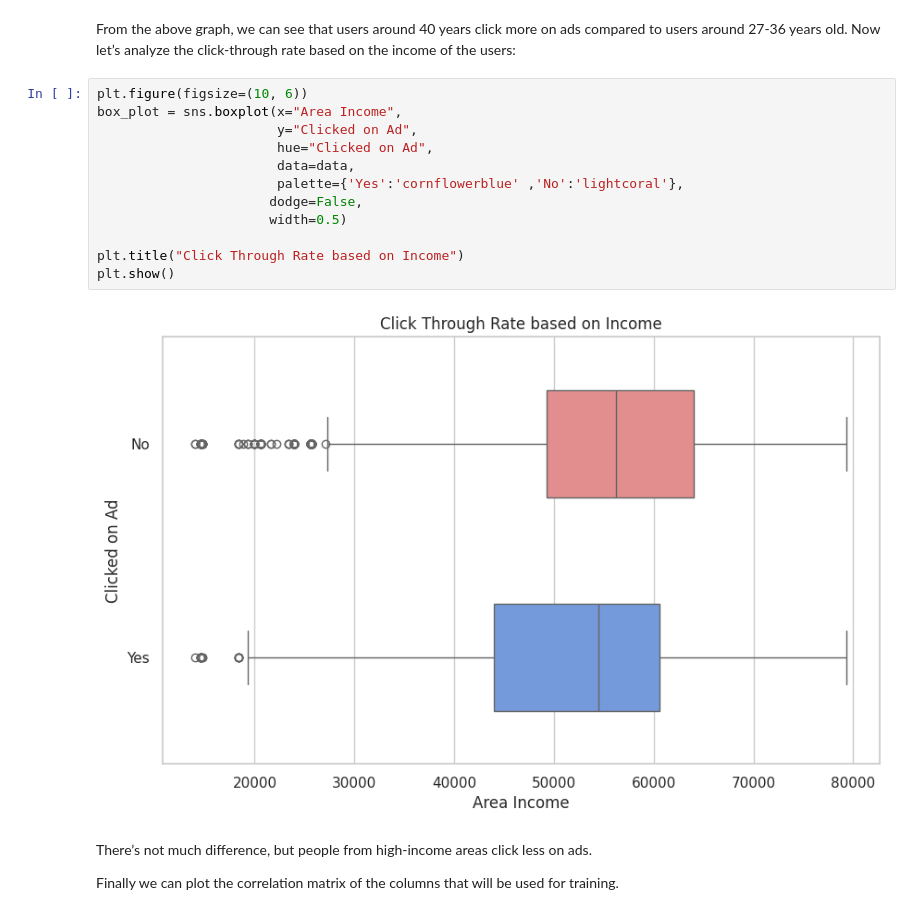
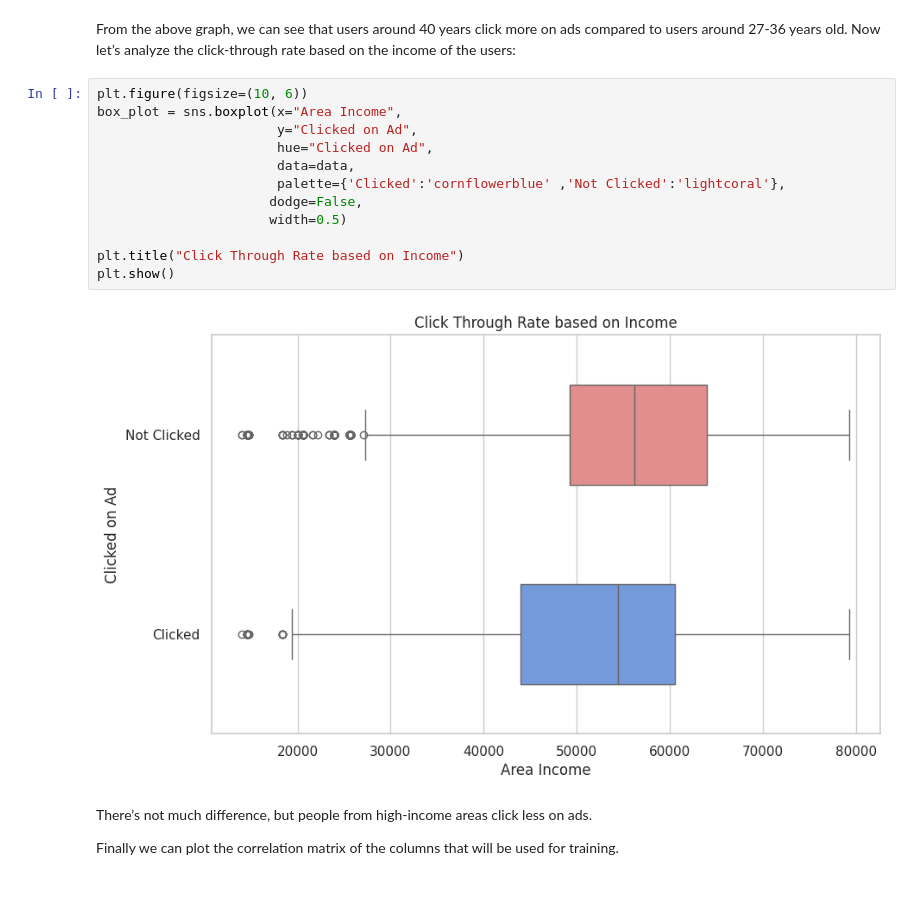
Before and after one commit to JesusRamosCognizant/Project-II, a Jupyter notebook: AdsCTR.ipynb, the cells around one changed output. Cells and saved outputs as stored; diff of their text form.

```diff
--- a/AdsCTR.ipynb
+++ b/AdsCTR.ipynb
@@ -227,17 +232,17 @@ From the above graph, we can see that users around 40 years click more on ads co
 # %%
 plt.figure(figsize=(10, 6))
 box_plot = sns.boxplot(x="Area Income",
                        y="Clicked on Ad",
                        hue="Clicked on Ad",
                        data=data,
-                       palette={'Yes':'cornflowerblue' ,'No':'lightcoral'},
+                       palette={'Clicked':'cornflowerblue' ,'Not Clicked':'lightcoral'},
                       dodge=False,
                       width=0.5)
 
 plt.title("Click Through Rate based on Income")
 plt.show()
 # %% [output]
-[figure, old version]
+[figure, new version]
 # %% [markdown]
 There’s not much difference, but people from high-income areas click less on ads.
 
```
Also changed, not shown: parts of 27 cells of this notebook, 2 other files.
